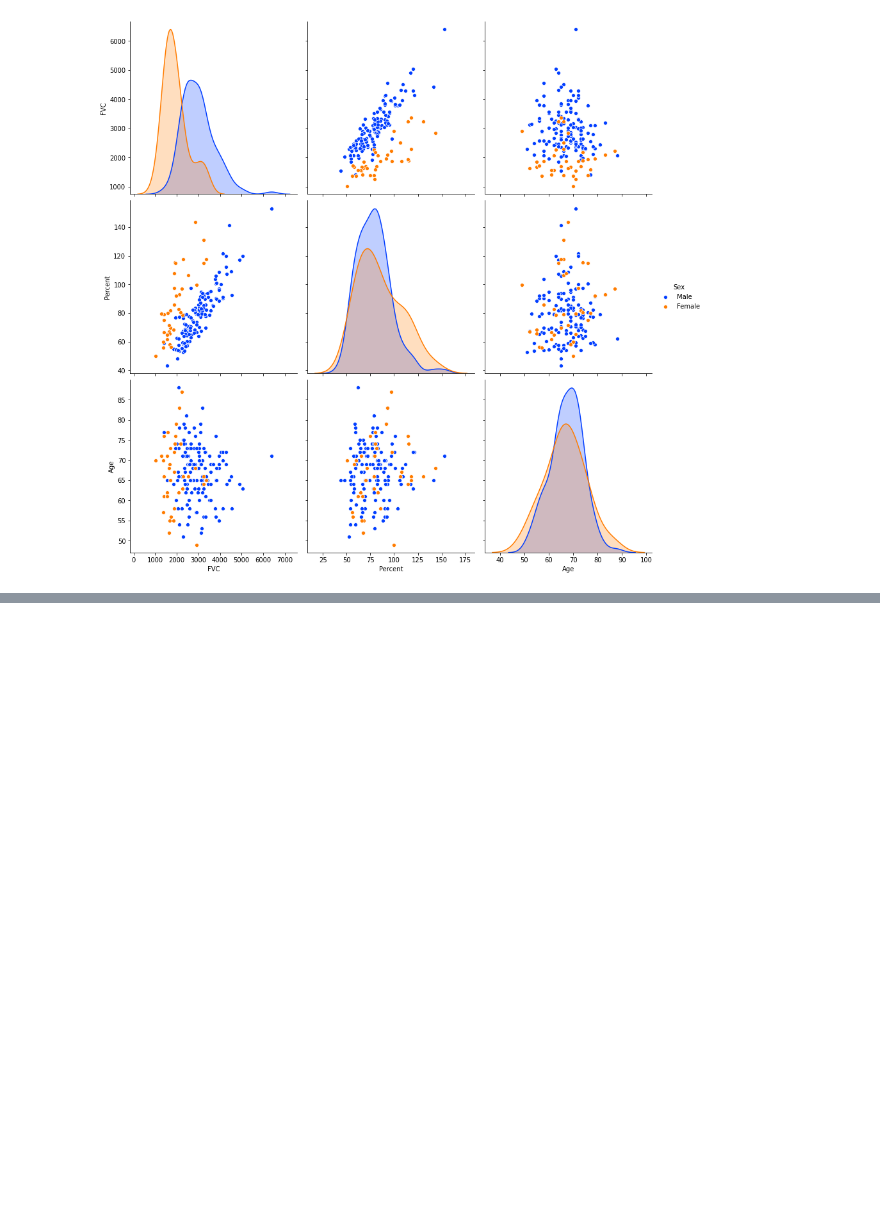
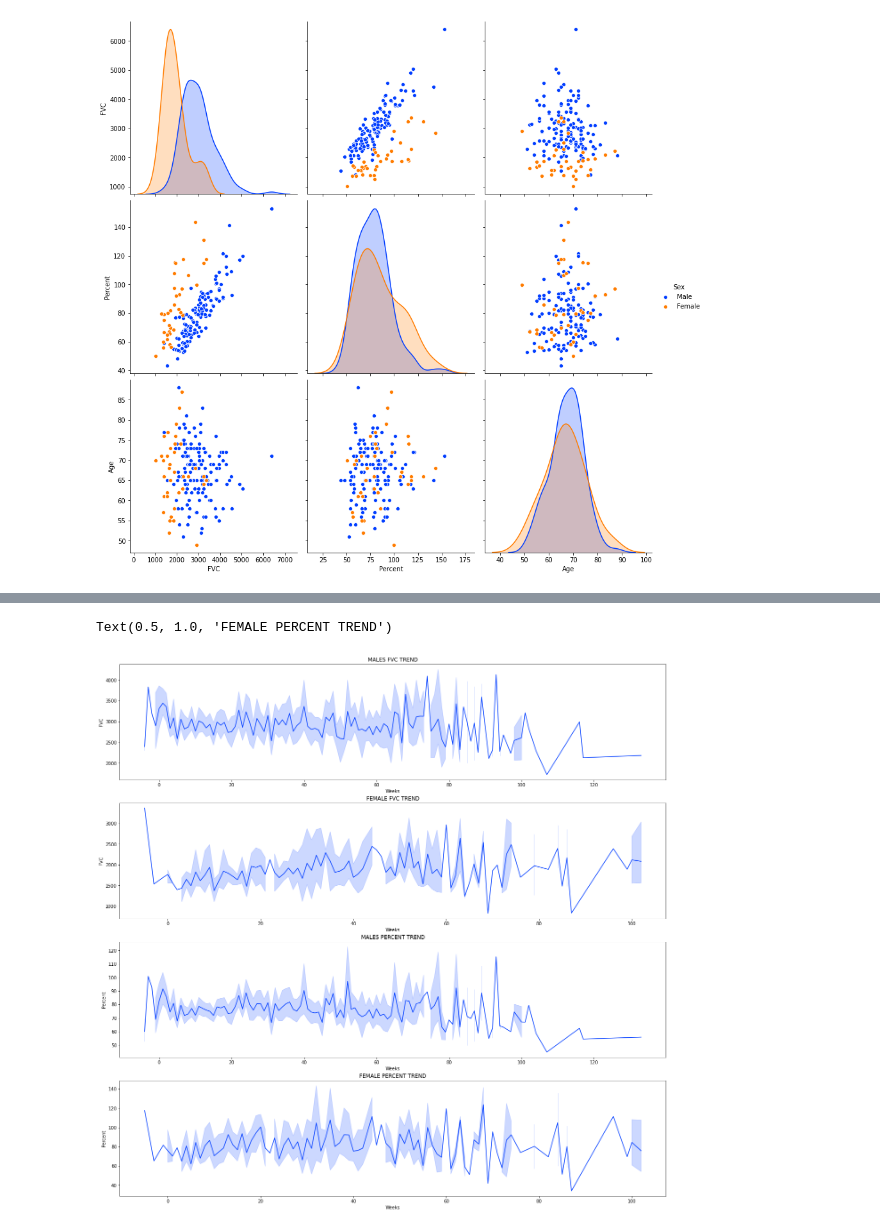
Before and after one commit to tkrsh/LungFunctionDecline, a Jupyter notebook: EDA.ipynb, the cells around one changed output, grey strips where cells are left out. Drawn from its saved outputs; the diff is of its cells as text; code cells hidden in the pictures; blank space fills up the shorter version.

```diff
--- a/EDA.ipynb
+++ b/EDA.ipynb
@@ -223,0 +208,13 @@ sns.lineplot(x=ex_smoker_male["Weeks"], y=ex_smoker_male["FVC"])
+# %%
+males=df[df["Sex"]=="Male"]
+females=df[df["Sex"]=="Female"]
+# %%
+fig, ax = plt.subplots(nrows=4)
+fig.set_size_inches(22, 22)
+sns.lineplot(x='Weeks',y='FVC',data=males,ax=ax[0]).set_title("MALES FVC TREND")
+sns.lineplot(x='Weeks',y='FVC',data=females,ax=ax[1]).set_title("FEMALE FVC TREND")
+sns.lineplot(x='Weeks',y='Percent',data=males,ax=ax[2]).set_title("MALES PERCENT TREND")
+sns.lineplot(x='Weeks',y='Percent',data=females,ax=ax[3]).set_title("FEMALE PERCENT TREND")
+# %% [output]
+Text(0.5, 1.0, 'FEMALE PERCENT TREND')
+[figure, added]
```
Also changed, not shown: parts of 33 cells of this notebook, 3 other files.
